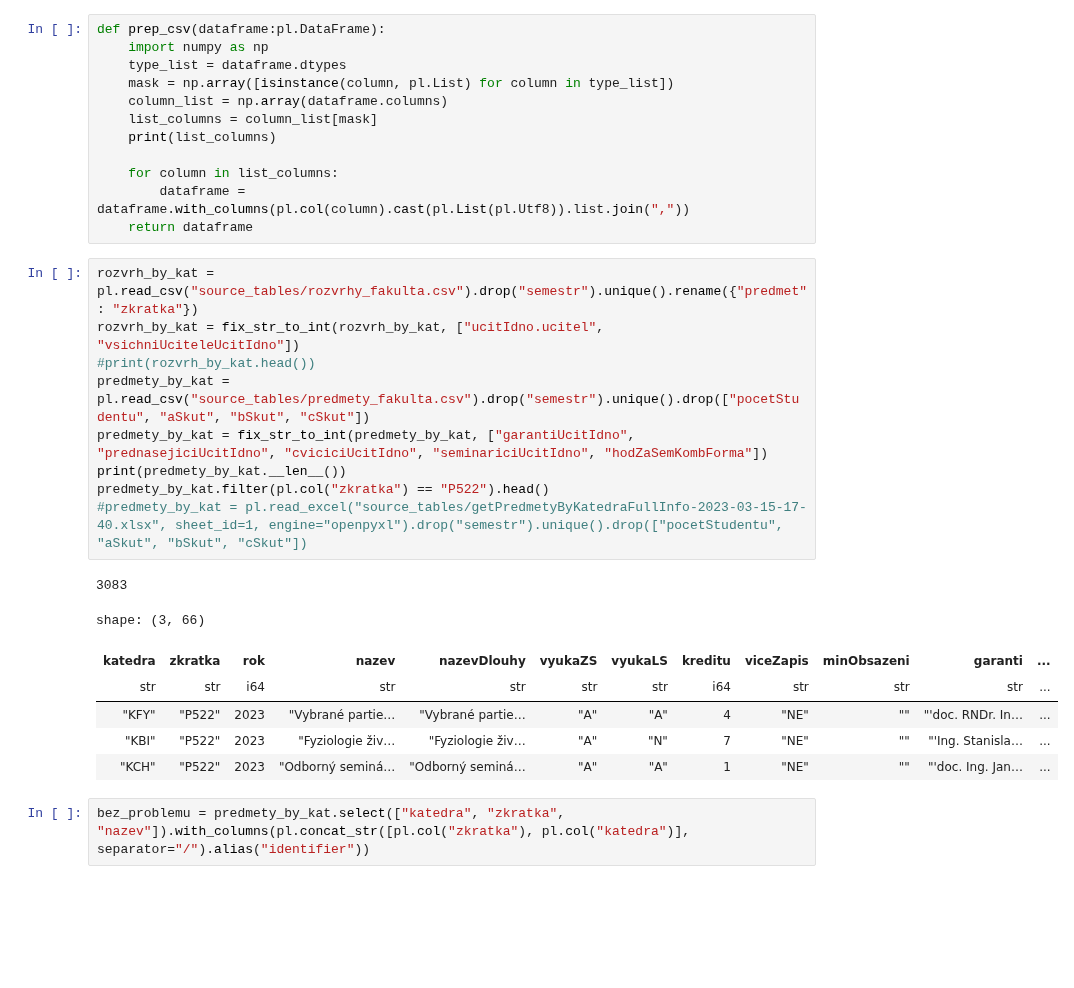
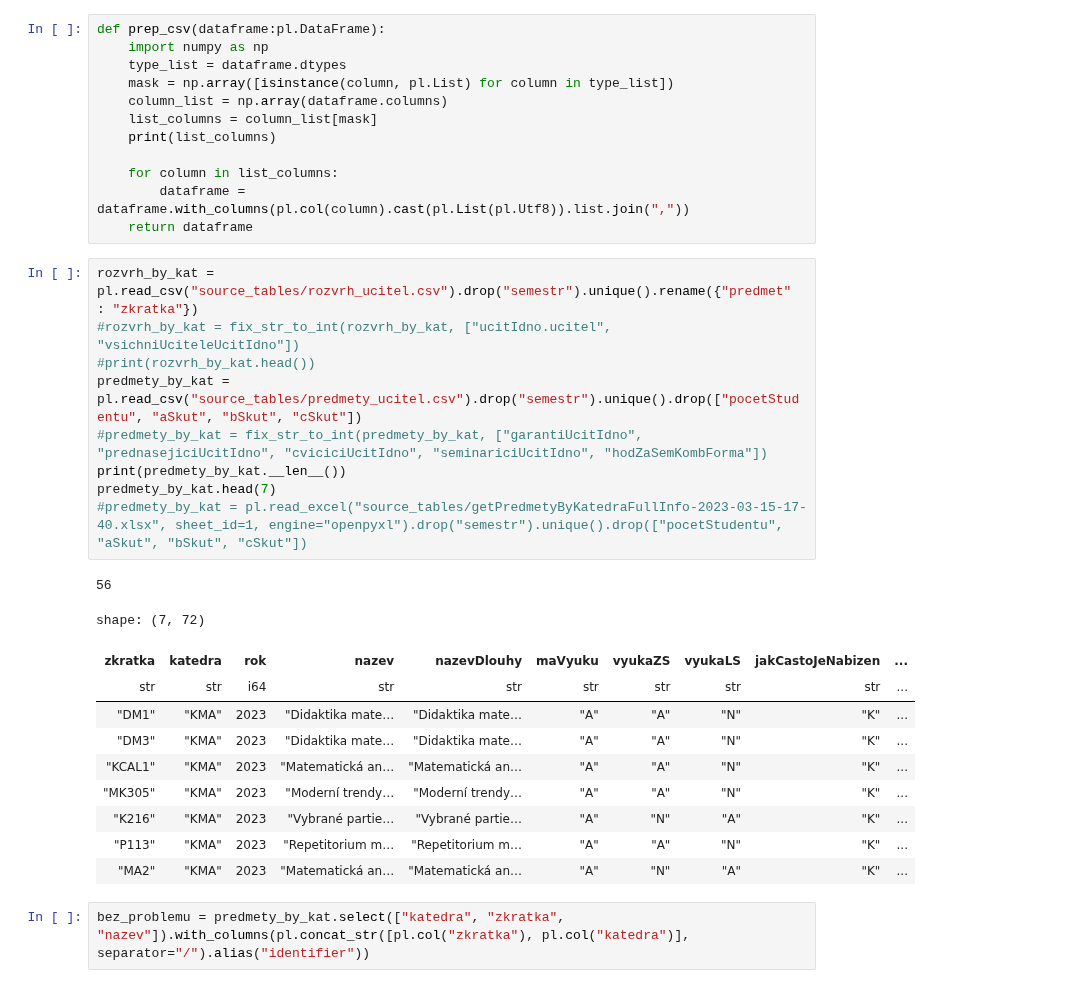
Before and after one commit to MFVS/kontrola-rozvrhu-extended, a Jupyter notebook: stag_bombator1.1.b1.ipynb, the cells around one changed output. Drawn from its saved outputs; the diff is of its cells as text; blank space fills up the shorter version.

```diff
--- a/stag_bombator1.1.b1.ipynb
+++ b/stag_bombator1.1.b1.ipynb
@@ -36,22 +36,26 @@ def prep_csv(dataframe:pl.DataFrame):
         dataframe = dataframe.with_columns(pl.col(column).cast(pl.List(pl.Utf8)).list.join(","))
     return dataframe
 # %%
-rozvrh_by_kat = pl.read_csv("source_tables/rozvrhy_fakulta.csv").drop("semestr").unique().rename({"predmet" : "zkratka"})
-rozvrh_by_kat = fix_str_to_int(rozvrh_by_kat, ["ucitIdno.ucitel", "vsichniUciteleUcitIdno"])
+rozvrh_by_kat = pl.read_csv("source_tables/rozvrh_ucitel.csv").drop("semestr").unique().rename({"predmet" : "zkratka"})
+#rozvrh_by_kat = fix_str_to_int(rozvrh_by_kat, ["ucitIdno.ucitel", "vsichniUciteleUcitIdno"])
 #print(rozvrh_by_kat.head())
-predmety_by_kat = pl.read_csv("source_tables/predmety_fakulta.csv").drop("semestr").unique().drop(["pocetStudentu", "aSkut", "bSkut", "cSkut"])
-predmety_by_kat = fix_str_to_int(predmety_by_kat, ["garantiUcitIdno", "prednasejiciUcitIdno", "cviciciUcitIdno", "seminariciUcitIdno", "hodZaSemKombForma"])
+predmety_by_kat = pl.read_csv("source_tables/predmety_ucitel.csv").drop("semestr").unique().drop(["pocetStudentu", "aSkut", "bSkut", "cSkut"])
+#predmety_by_kat = fix_str_to_int(predmety_by_kat, ["garantiUcitIdno", "prednasejiciUcitIdno", "cviciciUcitIdno", "seminariciUcitIdno", "hodZaSemKombForma"])
 print(predmety_by_kat.__len__())
-predmety_by_kat.filter(pl.col("zkratka") == "P522").head()
+predmety_by_kat.head(7)
 #predmety_by_kat = pl.read_excel("source_tables/getPredmetyByKatedraFullInfo-2023-03-15-17-40.xlsx", sheet_id=1, engine="openpyxl").drop("semestr").unique().drop(["pocetStudentu", "aSkut", "bSkut", "cSkut"])
 # %% [output]
-3083
+56
-shape: (3, 66)
+shape: (7, 72)
-| katedra | zkratka | rok | nazev | nazevDlouhy | vyukaZS | vyukaLS | kreditu | viceZapis | minObsazeni | garanti | ... |
-| str | str | i64 | str | str | str | str | i64 | str | str | str | ... |
-| "KFY" | "P522" | 2023 | "Vybrané partie… | "Vybrané partie… | "A" | "A" | 4 | "NE" | "" | "'doc. RNDr. In… | ... |
-| "KBI" | "P522" | 2023 | "Fyziologie živ… | "Fyziologie živ… | "A" | "N" | 7 | "NE" | "" | "'Ing. Stanisla… | ... |
-| "KCH" | "P522" | 2023 | "Odborný seminá… | "Odborný seminá… | "A" | "A" | 1 | "NE" | "" | "'doc. Ing. Jan… | ... |
+| zkratka | katedra | rok | nazev | nazevDlouhy | maVyuku | vyukaZS | vyukaLS | jakCastoJeNabizen | ... |
+| str | str | i64 | str | str | str | str | str | str | ... |
+| "DM1" | "KMA" | 2023 | "Didaktika mate… | "Didaktika mate… | "A" | "A" | "N" | "K" | ... |
+| "DM3" | "KMA" | 2023 | "Didaktika mate… | "Didaktika mate… | "A" | "A" | "N" | "K" | ... |
+| "KCAL1" | "KMA" | 2023 | "Matematická an… | "Matematická an… | "A" | "A" | "N" | "K" | ... |
+| "MK305" | "KMA" | 2023 | "Moderní trendy… | "Moderní trendy… | "A" | "A" | "N" | "K" | ... |
+| "K216" | "KMA" | 2023 | "Vybrané partie… | "Vybrané partie… | "A" | "N" | "A" | "K" | ... |
+| "P113" | "KMA" | 2023 | "Repetitorium m… | "Repetitorium m… | "A" | "A" | "N" | "K" | ... |
+| "MA2" | "KMA" | 2023 | "Matematická an… | "Matematická an… | "A" | "N" | "A" | "K" | ... |
 # %%
 bez_problemu = predmety_by_kat.select(["katedra", "zkratka", "nazev"]).with_columns(pl.concat_str([pl.col("zkratka"), pl.col("katedra")], separator="/").alias("identifier"))
 # %%
```
Also changed, not shown: parts of 5 cells of this notebook, 4 other files.
